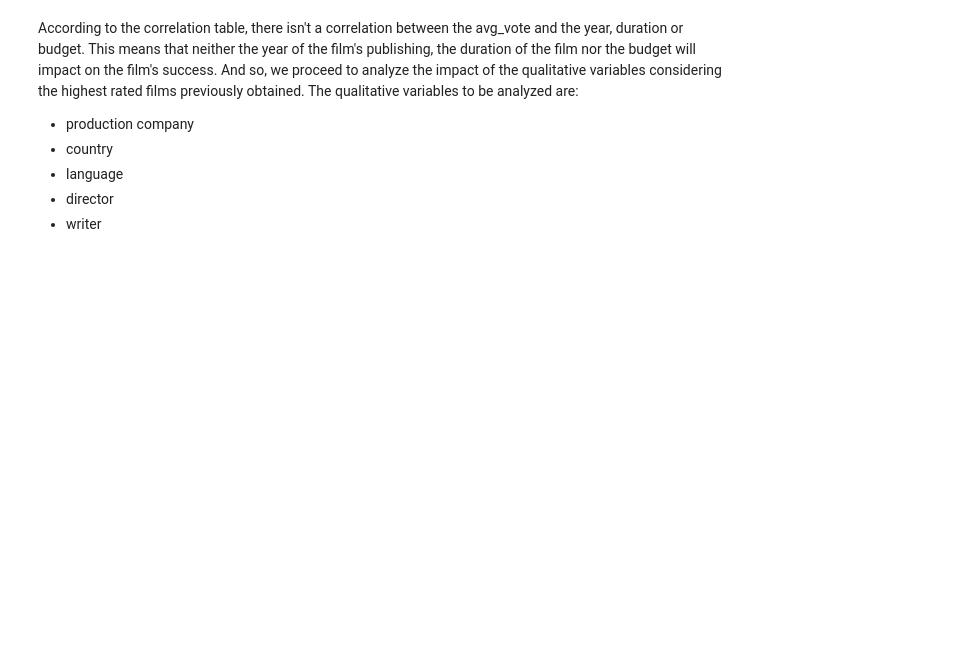
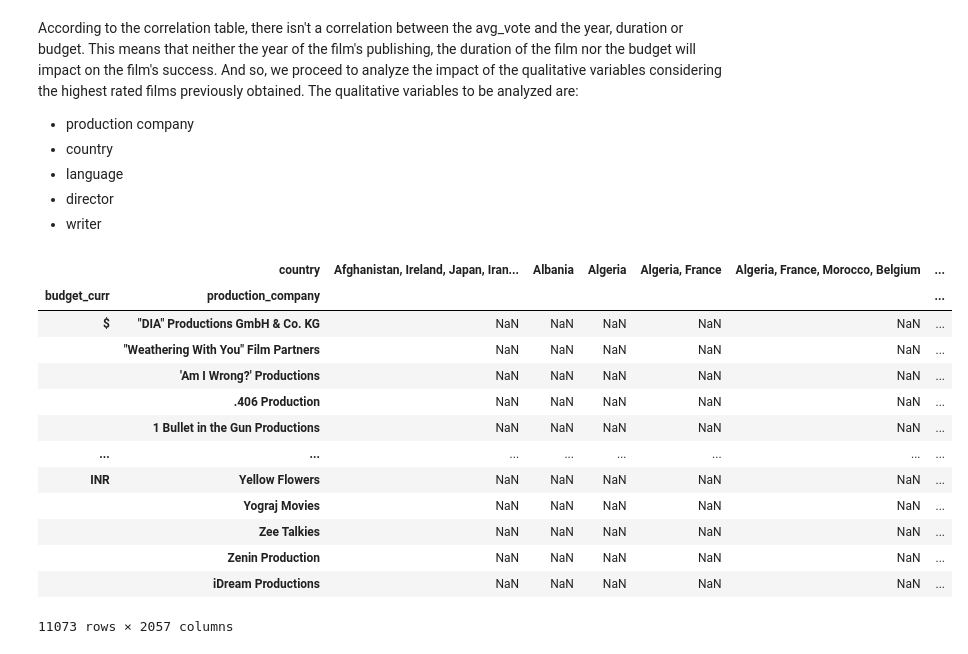
Before and after one commit to micaelasinger/IMDb_EDA, a Jupyter notebook: IMDb.ipynb, the cells around one changed output. Cells and saved outputs as stored; diff of their text form; code cells hidden in the pictures; blank space fills up the shorter version.

Commit message:
Adding mentor's feedback
Overall EDA chekpoint, dummies recommendation for qualitative variables

```diff
--- a/IMDb.ipynb
+++ b/IMDb.ipynb
@@ -611,3 +602,28 @@ According to the correlation table, there isn't a correlation between the avg_vo
 * language
 * director
 * writer
+# %%
+#max of avg_vote for the production companies and the top 5 budget countries
+#Sacar cual es el top 5 de productoras de peliculas y analizar solo esas 5
+#Lo mismo con los países. Hay países combinados, por unica pelicula que fue grabada en varios países
+#Tomar director de peli y usar país del director como el país. Buscar web scrapping de wikipedia o API
+#Hacer analisis aparte para country y writer, etc
+#Convertir columnas en dummies (de categorico a num)
+
+pivot = movies[maskUSD | maskEUR | maskINR | maskGBP | maskCAD].pivot_table(index=['budget_curr','production_company'],columns="country",values="avg_vote",aggfunc="mean")
+pivot
+# %% [output]
+|  | country | Afghanistan, Ireland, Japan, Iran... | Albania | Algeria | Algeria, France | Algeria, France, Morocco, Belgium | ... |
+| budget_curr | production_company |  |  |  |  |  | ... |
+| $ | "DIA" Productions GmbH & Co. KG | NaN | NaN | NaN | NaN | NaN | ... |
+|  | "Weathering With You" Film Partners | NaN | NaN | NaN | NaN | NaN | ... |
+|  | 'Am I Wrong?' Productions | NaN | NaN | NaN | NaN | NaN | ... |
+|  | .406 Production | NaN | NaN | NaN | NaN | NaN | ... |
+|  | 1 Bullet in the Gun Productions | NaN | NaN | NaN | NaN | NaN | ... |
+| ... | ... | ... | ... | ... | ... | ... | ... |
+| INR | Yellow Flowers | NaN | NaN | NaN | NaN | NaN | ... |
+|  | Yograj Movies | NaN | NaN | NaN | NaN | NaN | ... |
+|  | Zee Talkies | NaN | NaN | NaN | NaN | NaN | ... |
+|  | Zenin Production | NaN | NaN | NaN | NaN | NaN | ... |
+|  | iDream Productions | NaN | NaN | NaN | NaN | NaN | ... |
+11073 rows × 2057 columns
```
Also changed, not shown: parts of 18 cells of this notebook.
